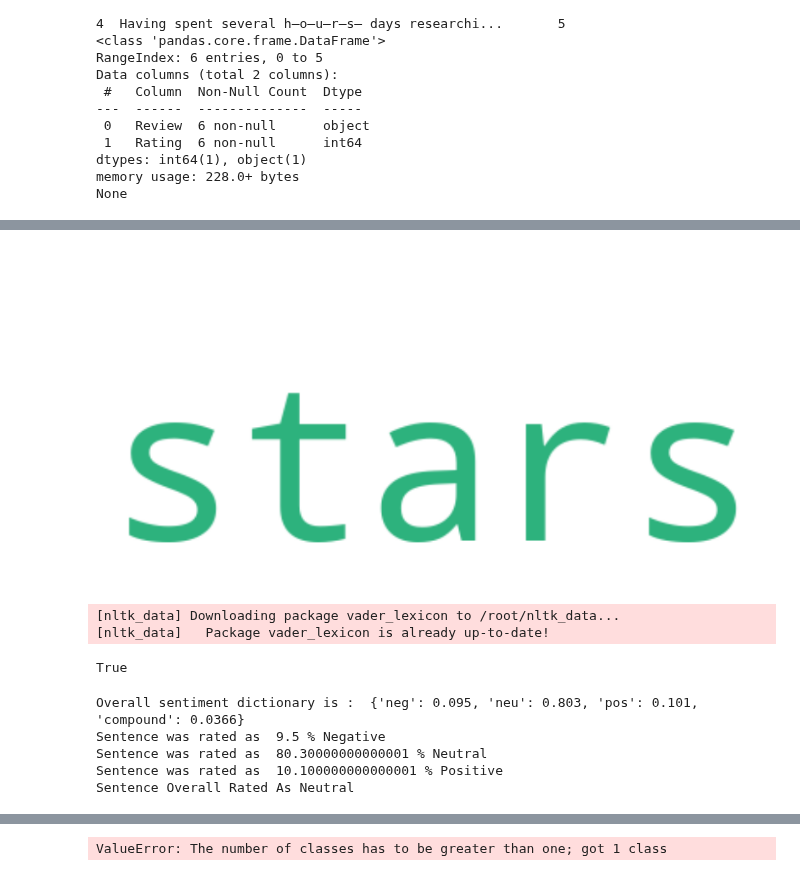
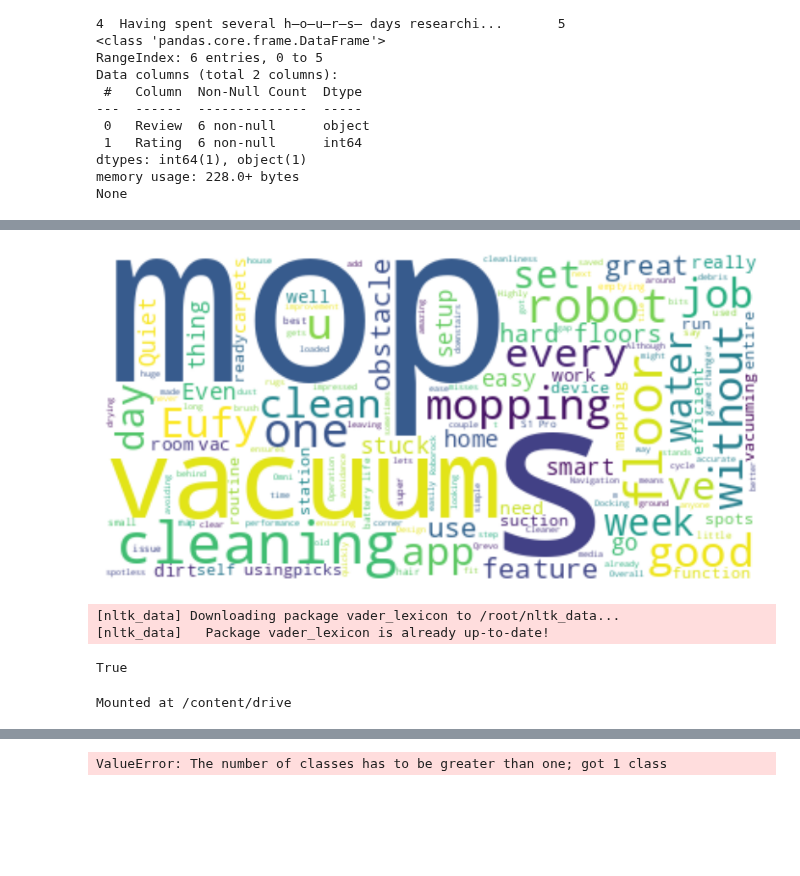
Before and after one commit to sbogde/pandamonium, a Jupyter notebook: dmi_03_amazon_reviews_01.ipynb, the cells around one changed output, grey strips where cells are left out. Drawn from its saved outputs; the diff is of its cells as text; code cells hidden in the pictures; blank space fills up the shorter version.

```diff
--- a/dmi_03_amazon_reviews_01.ipynb
+++ b/dmi_03_amazon_reviews_01.ipynb
@@ -140,18 +134,18 @@ plt.show()
 # %%
 ### WordCloud Visualization
 
 
 
-text = ', '.join(t for t in movie['Review'])
+text = ', '.join(t for t in amazon_df['Review'])
 stopwords = set(STOPWORDS)
 wordcloud = WordCloud(stopwords=stopwords, background_color='white').generate(text)
 
 plt.figure(figsize=(10,6))
 plt.imshow(wordcloud, interpolation='bilinear')
 plt.axis('off')
 plt.show()
 # %% [output]
-[figure, old version]
+[figure, new version]
 # %%
 from nltk.sentiment.vader import SentimentIntensityAnalyzer
 import nltk
@@ -163,31 +157,34 @@ True
 # %%
 #https://www.geeksforgeeks.org/python-sentiment-analysis-using-vader/
 sid_obj = SentimentIntensityAnalyzer()
-sentiment_dict = sid_obj.polarity_scores("It tries to engage the people who are watching it. It tries to suprise people, however, this film is not interesting")
-#sentiment_dict = sid_obj.polarity_scores("I love this film. It is wonderful!")
-#sentiment_dict = sid_obj.polarity_scores("I am not sure about this film, no idea!")
-print("Overall sentiment dictionary is : ", sentiment_dict)
-print("Sentence was rated as ", sentiment_dict['neg']*100, "% Negative")
-print("Sentence was rated as ", sentiment_dict['neu']*100, "% Neutral")
-print("Sentence was rated as ", sentiment_dict['pos']*100, "% Positive")
+# sentiment_dict = sid_obj.polarity_scores("It tries to engage the people who are watching it. It tries to suprise people, however, this film is not interesting")
+# #sentiment_dict = sid_obj.polarity_scores("I love this film. It is wonderful!")
+# #sentiment_dict = sid_obj.polarity_scores("I am not sure about this film, no idea!")
+# print("Overall sentiment dictionary is : ", sentiment_dict)
+# print("Sentence was rated as ", sentiment_dict['neg']*100, "% Negative")
+# print("Sentence was rated as ", sentiment_dict['neu']*100, "% Neutral")
+# print("Sentence was rated as ", sentiment_dict['pos']*100, "% Positive")
 
-print("Sentence Overall Rated As", end=" ")
+# print("Sentence Overall Rated As", end=" ")
 
-    # Decide sentiment as positive, negative, or neutral
-if sentiment_dict['compound'] >= 0.05 :
-    print("Positive")
-elif sentiment_dict['compound'] <= -0.05 :
-    print("Negative")
-else :
-    print("Neutral")
+#     # Decide sentiment as positive, negative, or neutral
+# if sentiment_dict['compound'] >= 0.05 :
+#     print("Positive")
+# elif sentiment_dict['compound'] <= -0.05 :
+#     print("Negative")
+# else :
+#     print("Neutral")
-# %% [output]
-Overall sentiment dictionary is :  {'neg': 0.095, 'neu': 0.803, 'pos': 0.101, 'compound': 0.0366}
-Sentence was rated as  9.5 % Negative
-Sentence was rated as  80.30000000000001 % Neutral
-Sentence was rated as  10.100000000000001 % Positive
-Sentence Overall Rated As Neutral
 # %%
 #use this when you have an offline dataset
 #movie =  pd.read_csv("F:\A-universities\WLV\workshop\Workshop3_IMDB_Dataset.csv")
 #print(movie.head())
 #print(movie.info())
+if 'google.colab' in str(get_ipython()):
+    from google.colab import drive, data_table
+    drive.mount('/content/drive', force_remount=True)
+    file_path = '/content/drive/My Drive/Colab Notebooks/data-mining/data/Musical_instruments_reviews.csv'
+    data_table.enable_dataframe_formatter()
+else:
+    file_path = './data/Musical_instruments_reviews.csv'  # Local path
+# %% [output]
+Mounted at /content/drive
```
Also changed, not shown: parts of 8 cells of this notebook.
